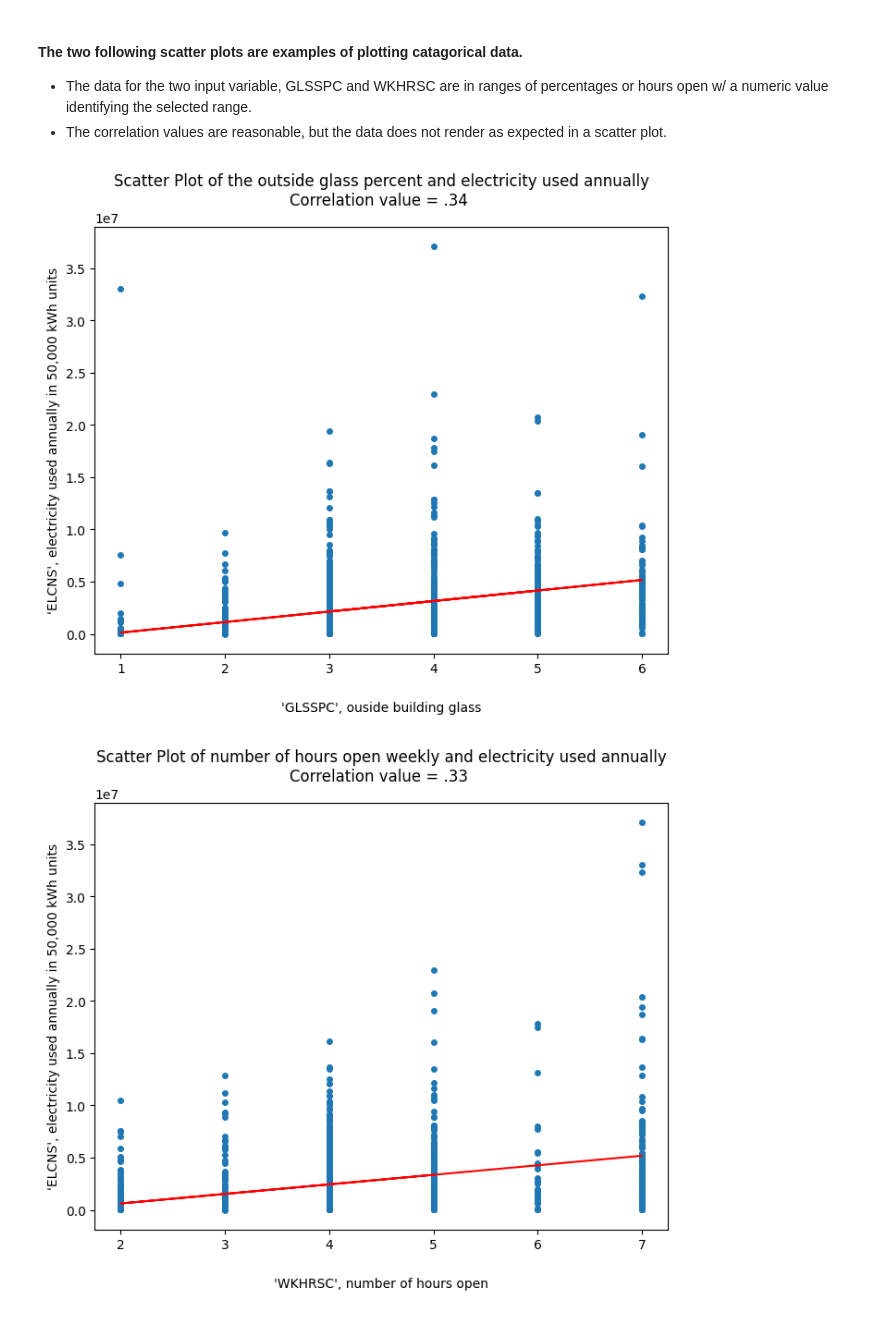
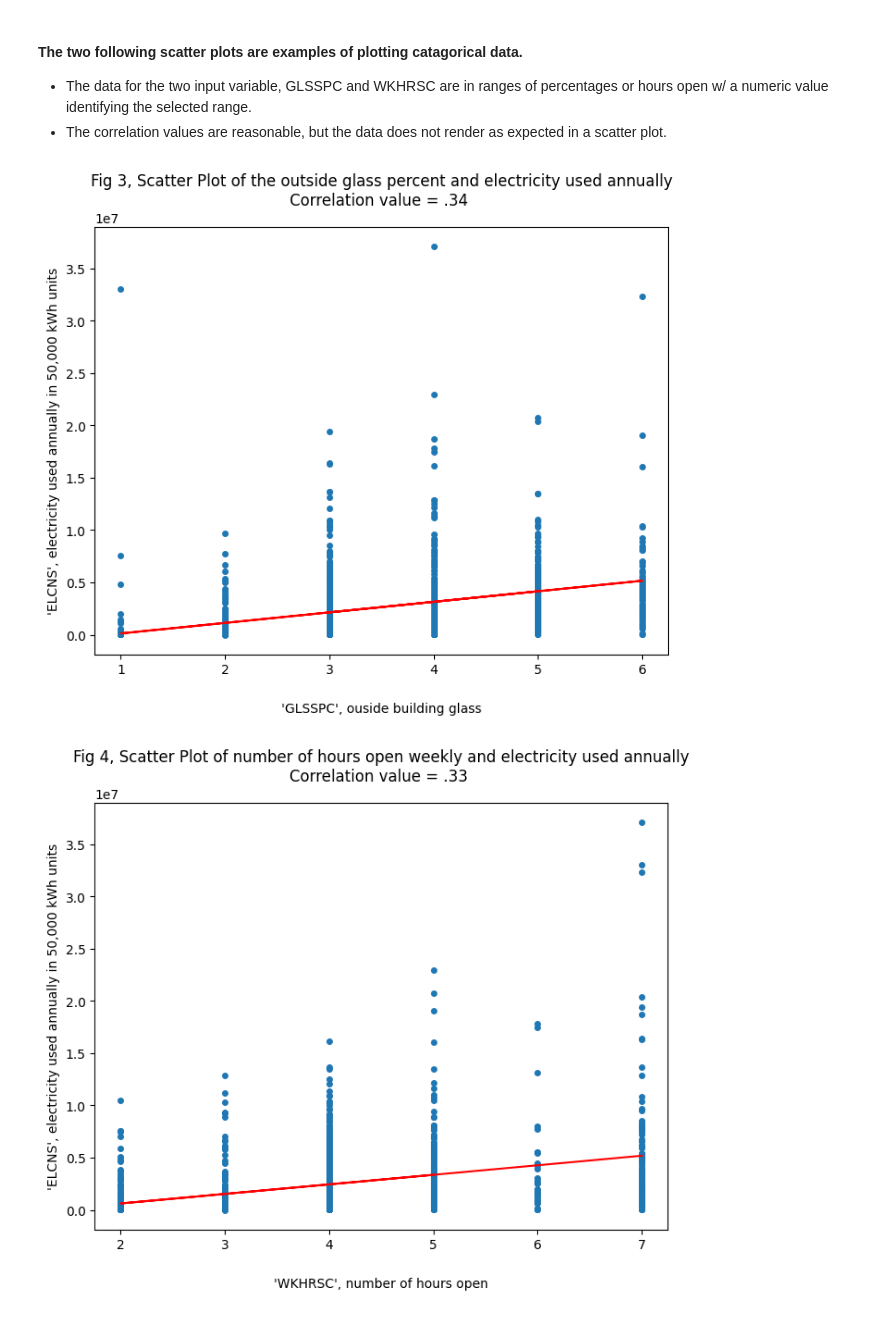
Before and after one commit to joepotts220/repo_Capstone_final, a Jupyter notebook: capstone_final.ipynb, the cells around one changed output. Cells and saved outputs as stored; diff of their text form; code cells hidden in the pictures.

```diff
--- a/capstone_final.ipynb
+++ b/capstone_final.ipynb
@@ -527,39 +523,39 @@ plt.xlabel("X-axis Label", labelpad=20)
 # add labels and title
 plt.xlabel("'GLSSPC', ouside building glass")
 plt.ylabel("'ELCNS', electricity used annually in 50,000 kWh units")
-plt.title('Scatter Plot of the outside glass percent and electricity used annually\nCorrelation value = .34 ')
+plt.title('Fig 3, Scatter Plot of the outside glass percent and electricity used annually\nCorrelation value = .34 ')
 
 # display plot
 plt.show()
 # %% [output]
-[figure, old version]
+[figure, new version]
 # %%
 # set default marker size
 # plt.rcParams['lines.markersize'] = 4
 
 # extract x and y values
 x = df_wk_filtered_num['WKHRSC']
 y = df_wk_filtered_num['ELCNS']
 
 # adjust dimensions of plot
 plt.figure(figsize=(8, 6))
 
 # create scatter plot
 plt.scatter(x, y)
 
 # calculate line of best fit
 m, b = np.polyfit(x, y, 1)
 
 # plot best fit line
 plt.plot(x, m*x + b, color='red')
 plt.xlabel("X-axis Label", labelpad=20)
 
 # add labels and title
 plt.xlabel("'WKHRSC', number of hours open")
 plt.ylabel("'ELCNS', electricity used annually in 50,000 kWh units")
-plt.title('Scatter Plot of number of hours open weekly and electricity used annually\nCorrelation value = .33 ')
+plt.title('Fig 4, Scatter Plot of number of hours open weekly and electricity used annually\nCorrelation value = .33 ')
 
 # display plot
 plt.show()
 # %% [output]
-[figure, old version]
+[figure, new version]
```
Also changed, not shown: parts of 6 cells of this notebook, 3 other files.
